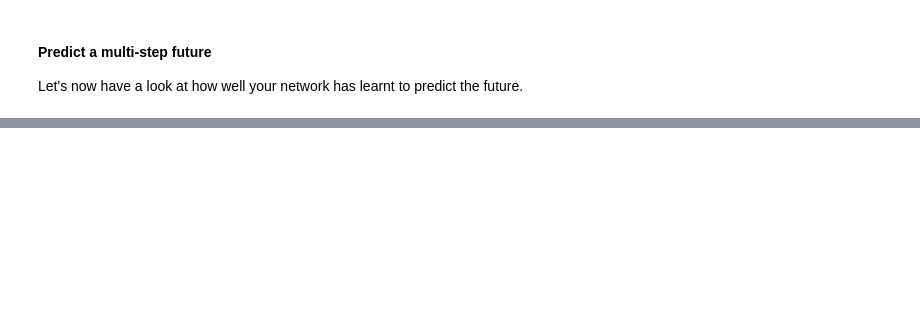
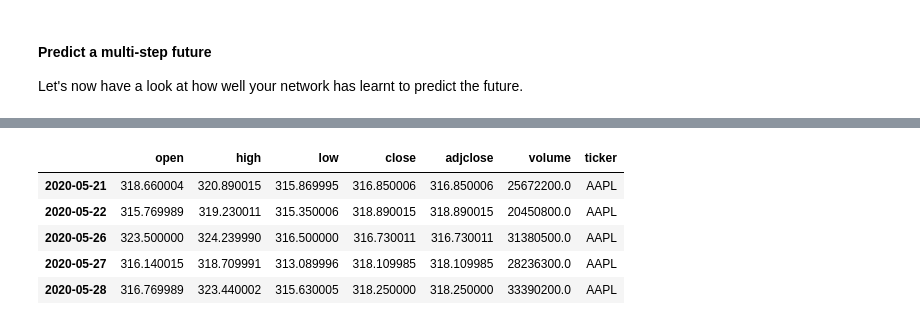
Before and after one commit to kozlowski-j/Stock-Market-Forecast, a Jupyter notebook: Tensorflow_first_model.ipynb, the cells around one changed output, grey strips where cells are left out. Cells and saved outputs as stored; diff of their text form; code cells hidden in the pictures; blank space fills up the shorter version.

```diff
--- a/Tensorflow_first_model.ipynb
+++ b/Tensorflow_first_model.ipynb
@@ -259,0 +277,9 @@ KeyboardInterrupt:
+# %%
+df.tail()
+# %% [output]
+|  | open | high | low | close | adjclose | volume | ticker |
+| 2020-05-21 | 318.660004 | 320.890015 | 315.869995 | 316.850006 | 316.850006 | 25672200.0 | AAPL |
+| 2020-05-22 | 315.769989 | 319.230011 | 315.350006 | 318.890015 | 318.890015 | 20450800.0 | AAPL |
+| 2020-05-26 | 323.500000 | 324.239990 | 316.500000 | 316.730011 | 316.730011 | 31380500.0 | AAPL |
+| 2020-05-27 | 316.140015 | 318.709991 | 313.089996 | 318.109985 | 318.109985 | 28236300.0 | AAPL |
+| 2020-05-28 | 316.769989 | 323.440002 | 315.630005 | 318.250000 | 318.250000 | 33390200.0 | AAPL |
```
Also changed, not shown: parts of 16 cells of this notebook, 1 other file.
